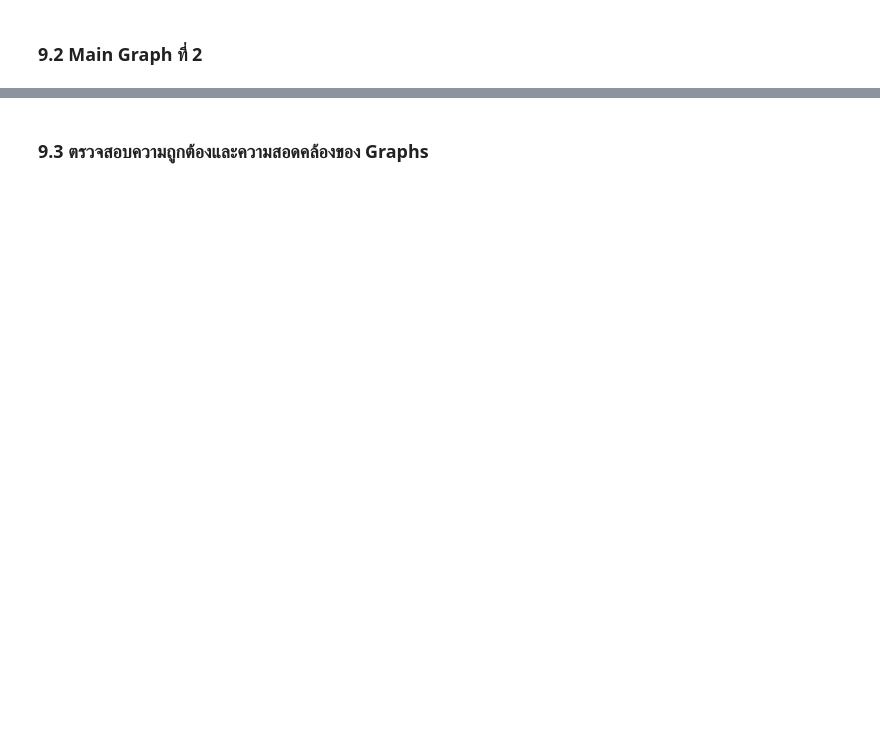
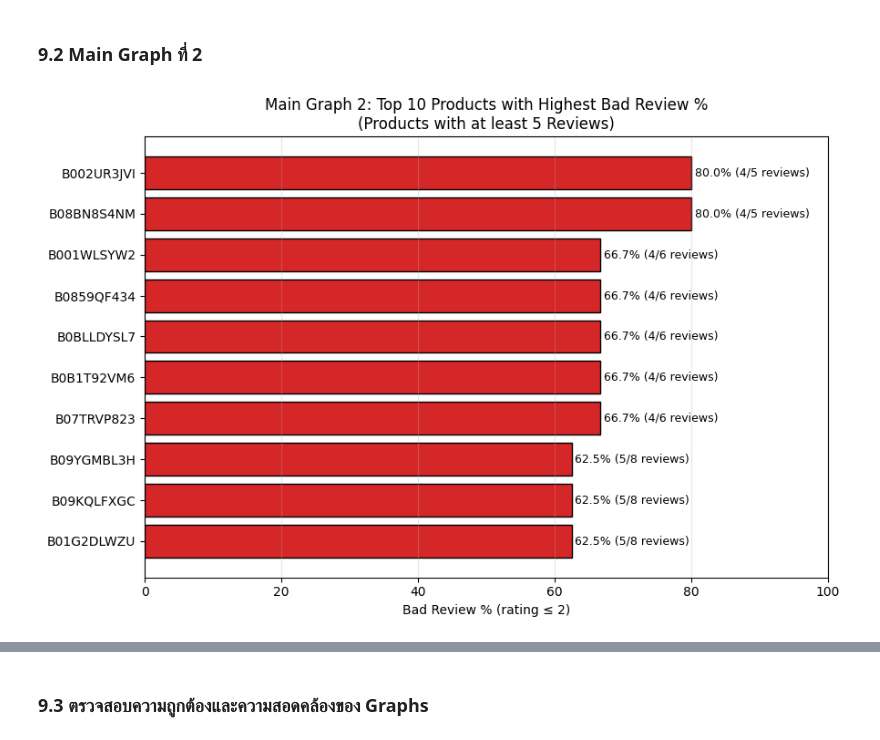
Before and after one commit to suphitchakh-web/Project_1, a Jupyter notebook: Team06_Part2.ipynb, the cells around one changed output, grey strips where cells are left out. Drawn from its saved outputs; the diff is of its cells as text; code cells hidden in the pictures; blank space fills up the shorter version.

```diff
--- a/Team06_Part2.ipynb
+++ b/Team06_Part2.ipynb
@@ -2526,2 +2587,36 @@ Reality Check สนับสนุนให้ใช้ Business Insights ท
 # %% [markdown]
 ### 9.2 Main Graph ที่ 2
+# %%
+# ============================================================
+# 9.2 Main Graph 2: Top Products with Highest Bad Review %
+# (Minimum {MIN_REVIEWS} Reviews) — สนับสนุน Business Insight 2:
+# Product-level Bad Review Signal
+# ============================================================
+
+top_n = 10
+plot_products = insight2_top_products.head(top_n).copy()
+plot_products = plot_products.sort_values("bad_review_pct")  # แท่งสูงสุดอยู่บนสุดเมื่อ plot แบบ barh
+
+fig, ax = plt.subplots(figsize=(9, 6))
+colors = ["#D62728" if r < 10 else "#FF7F0E" for r in plot_products["reviews"]]
+bars = ax.barh(plot_products["parent_asin"], plot_products["bad_review_pct"],
+               color=colors, edgecolor="black")
+
+for bar, (_, row) in zip(bars, plot_products.iterrows()):
+    ax.text(
+        bar.get_width() + 0.5, bar.get_y() + bar.get_height() / 2,
+        f"{row['bad_review_pct']:.1f}% ({int(row['bad_reviews'])}/{int(row['reviews'])} reviews)",
+        va="center", fontsize=9
+    )
+
+ax.set_xlabel("Bad Review % (rating ≤ 2)")
+ax.set_title(
+    f"Main Graph 2: Top {top_n} Products with Highest Bad Review %\n"
+    f"(Products with at least {MIN_REVIEWS} Reviews)"
+)
+ax.set_xlim(0, 100)
+ax.grid(axis="x", alpha=0.3)
+plt.tight_layout()
+plt.show()
+# %% [output]
+[figure, added]
```
Also changed, not shown: parts of 9 cells of this notebook.
